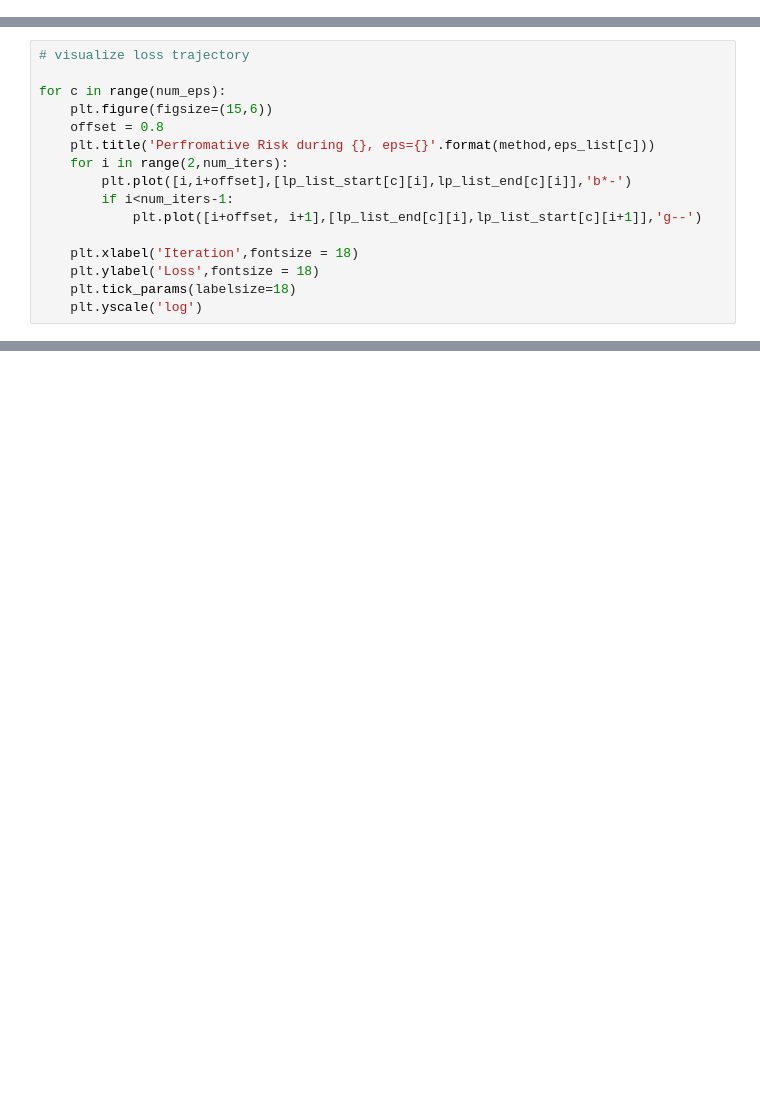
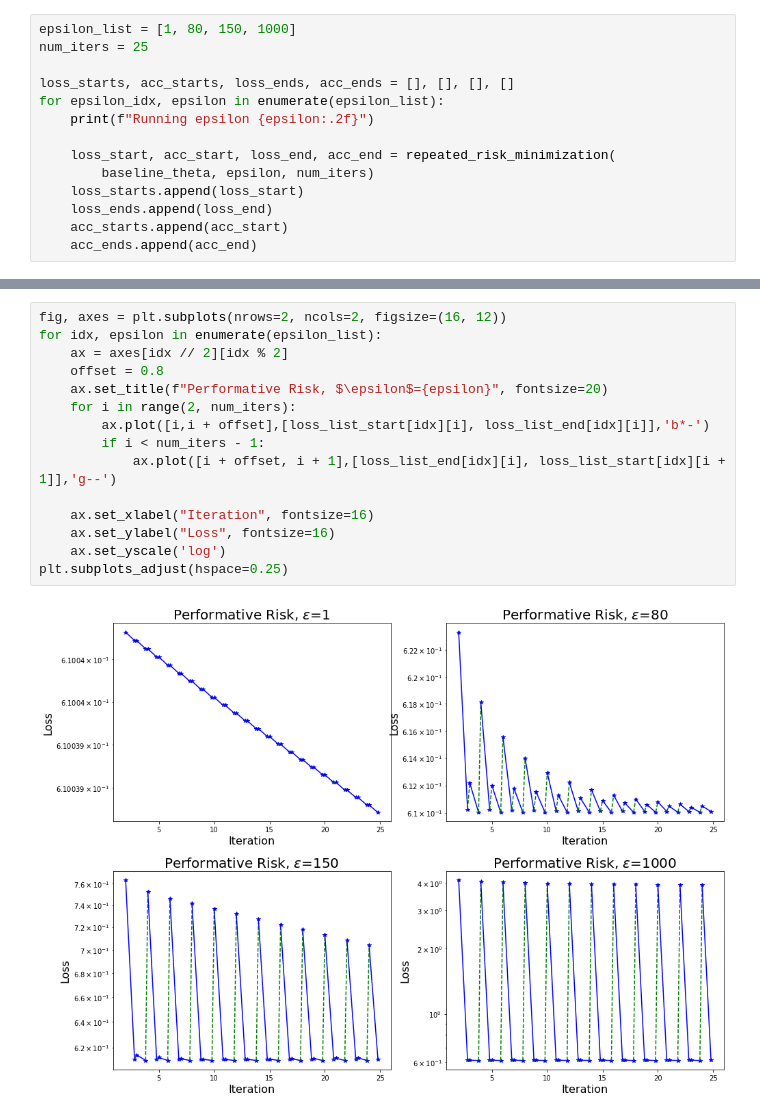
Before and after one commit to socialfoundations/whynot, a Jupyter notebook: examples/dynamic_decisions/performative_prediction.ipynb, the cells around one changed output, grey strips where cells are left out. Cells and saved outputs as stored; diff of their text form; blank space fills up the shorter version.

Commit message:
Clean up performative prediction notebook

```diff
--- a/examples/dynamic_decisions/performative_prediction.ipynb
+++ b/examples/dynamic_decisions/performative_prediction.ipynb
@@ -141,0 +100,14 @@ matplotlib.rcParams['font.family'] = 'Times New Roman'
+# %%
+epsilon_list = [1, 80, 150, 1000]
+num_iters = 25
+
+loss_starts, acc_starts, loss_ends, acc_ends = [], [], [], []
+for epsilon_idx, epsilon in enumerate(epsilon_list):
+    print(f"Running epsilon {epsilon:.2f}")
+
+    loss_start, acc_start, loss_end, acc_end = repeated_risk_minimization(
+        baseline_theta, epsilon, num_iters)
+    loss_starts.append(loss_start)
+    loss_ends.append(loss_end)
+    acc_starts.append(acc_start)
+    acc_ends.append(acc_end)
@@ -146,16 +122,0 @@ matplotlib.rcParams['font.family'] = 'Times New Roman'
-# %%
-# visualize loss trajectory
-
-for c in range(num_eps):
-    plt.figure(figsize=(15,6))
-    offset = 0.8
-    plt.title('Perfromative Risk during {}, eps={}'.format(method,eps_list[c]))
-    for i in range(2,num_iters):
-        plt.plot([i,i+offset],[lp_list_start[c][i],lp_list_end[c][i]],'b*-')
-        if i<num_iters-1:
-            plt.plot([i+offset, i+1],[lp_list_end[c][i],lp_list_start[c][i+1]],'g--')
-
-    plt.xlabel('Iteration',fontsize = 18)
-    plt.ylabel('Loss',fontsize = 18)
-    plt.tick_params(labelsize=18)
-    plt.yscale('log')
@@ -166,0 +123,17 @@ for c in range(num_eps):
+# %%
+fig, axes = plt.subplots(nrows=2, ncols=2, figsize=(16, 12))
+for idx, epsilon in enumerate(epsilon_list):
+    ax = axes[idx // 2][idx % 2]
+    offset = 0.8
+    ax.set_title(f"Performative Risk, $\epsilon$={epsilon}", fontsize=20)
+    for i in range(2, num_iters):
+        ax.plot([i,i + offset],[loss_list_start[idx][i], loss_list_end[idx][i]],'b*-')
+        if i < num_iters - 1:
+            ax.plot([i + offset, i + 1],[loss_list_end[idx][i], loss_list_start[idx][i + 1]],'g--')
+
+    ax.set_xlabel("Iteration", fontsize=16)
+    ax.set_ylabel("Loss", fontsize=16)
+    ax.set_yscale('log')
+plt.subplots_adjust(hspace=0.25)
+# %% [output]
+[figure, added]
```
Also changed, not shown: parts of 26 cells of this notebook, 1 other file.
